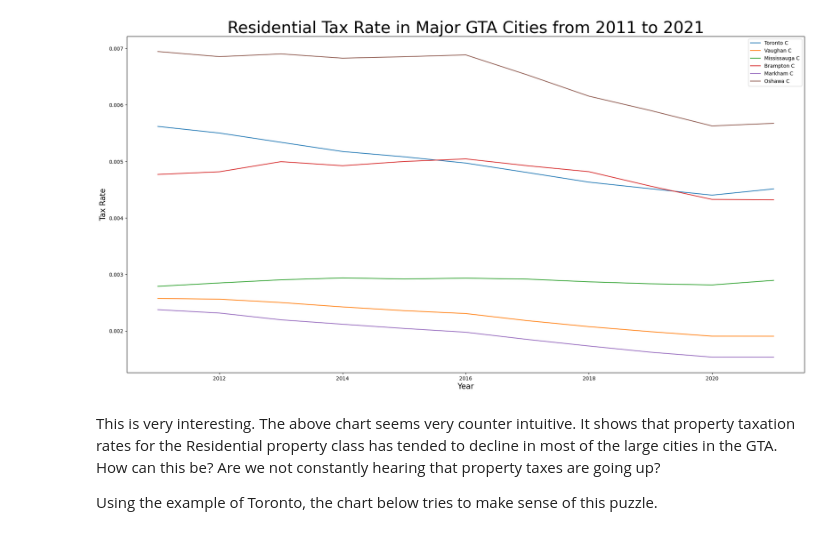
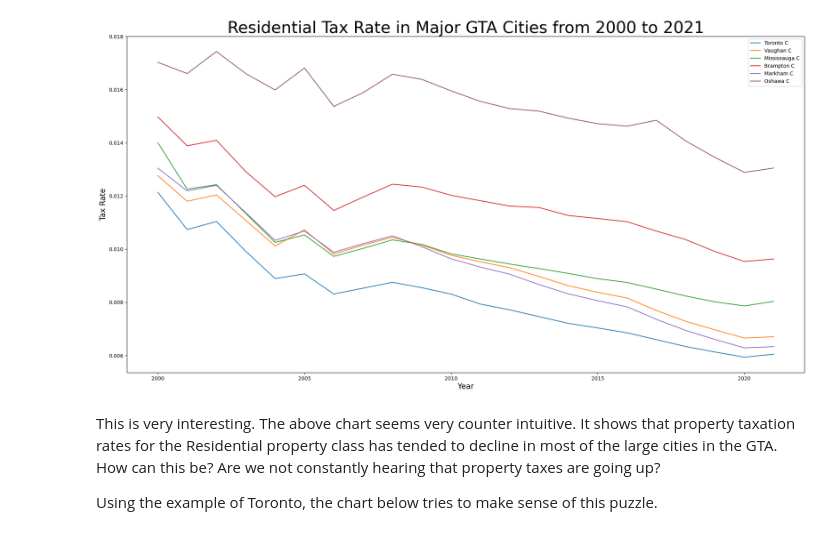
Before and after one commit to ddsarai/propertTax_comps, a Jupyter notebook: GTA_ptax_2011_2021.ipynb, the cells around one changed output. Saved outputs shown, nothing was run; the diff lists cells and outputs as text; code cells hidden in the pictures.

Commit message:
Expanded/wrangled hist ON tax data to 2000

```diff
--- a/GTA_ptax_2011_2021.ipynb
+++ b/GTA_ptax_2011_2021.ipynb
@@ -34,2 +35,16 @@ def df_from_excelFiles(file_name):
+# %%
+def df_from_excelFiles(file_name):
+    file = pd.ExcelFile(file_name)
+    if file_name[-1] == 'x':
+        file_name = file_name[:-1]
+    if int(file_name[-11:-7]) < 2009:
+        name='S22-1'
+        return file.parse(name, header=4, skiprows=[5])
+    elif int(file_name[-11:-7]) < 2011:
+        name='S22-GPL'
+        return file.parse(name, header=4, skiprows=[5])
+    else:
+        name='SCHEDULE 22GPL'
+        return file.parse(name, header=4)
 # %%
 ptax_frame = pd.concat([df_from_excelFiles(xl) for xl in excel_files])
@@ -52,7 +61,14 @@ Name: Year, dtype: int64
+# %%
+ptax_frame.loc[ptax_frame['Year'] < 2009, 'CVA Assessment'] = ptax_frame.loc[ptax_frame['Year'] < 2009, 'Taxable Assessment']
+ptax_frame.loc[ptax_frame['Year'] < 2009, 'RTC/RTQ'] = ptax_frame.loc[ptax_frame['Year'] < 2009, 'RTC\nRTQ']
+ptax_frame.loc[(ptax_frame['Year'] > 2008) & (ptax_frame['Year'] < 2011), 'RTC/RTQ'] = ptax_frame.loc[(ptax_frame['Year'] > 2008) & (ptax_frame['Year'] < 2011), 'RTC'] + ptax_frame.loc[(ptax_frame['Year'] > 2008) & (ptax_frame['Year'] < 2011), 'RTQ']
+ptax_frame.loc[(ptax_frame['Year'] < 2011)&(ptax_frame['Tax Rate Description'] == 'Full occupied'),'Tax Rate Description'] = 'Full Occupied'
 # %%
-ptax_frame.drop(columns=['Unnamed: 0'], inplace=True)
+ptax_frame.drop(columns=['Unnamed: 0', 'Sort', 'MPAC Population', 'MPAC Households', 'Taxable Assessment', 'RTC\nRTQ', 'RTC', 'RTQ'], inplace=True)
 # %%
 ptax_frame.rename(columns={'LT/ST\nTax Rate':'LtSt_TaxRate', 'UT\nTax Rate':'Ut_Rate', 'EDUC\nTax Rate':'Education_Rate', 'TOTAL\nTax Rate':'Total_TaxRate'}, inplace=True)
+# %%
+ptax_frame.loc[ptax_frame['Year'] < 2011, ['LtSt_TaxRate','Ut_Rate','Education_Rate', 'Total_TaxRate']] = ptax_frame.loc[ptax_frame['Year'] < 2011, ['LtSt_TaxRate','Ut_Rate','Education_Rate', 'Total_TaxRate']] * 0.01
 # %%
 ptax_frame.loc[ptax_frame['Municipality'] == 'Markham T', 'Municipality'] = 'Markham C'
 # %%
@@ -95,16 +112,16 @@ Index(['Year', 'Asmt Code', 'Municipality', 'MAH Code', 'MunID', 'UT', 'Tier',
 # %%
 cities = ['Toronto C', 'Vaughan C', 'Mississauga C', 'Brampton C', 'Markham C', 'Oshawa C']
 data = gta_sL_ptax[(gta_sL_ptax['Municipality'].isin(cities)) & (gta_sL_ptax['Property Class'] == 'Residential')]
 plt.figure(figsize=(24,12))
 for city in cities:
-    plt.plot(data[data['Municipality'] == city]['Year'], data[data['Municipality'] == city]['LtSt_TaxRate'], label=city)
+    plt.plot(data[data['Municipality'] == city]['Year'], data[data['Municipality'] == city]['Total_TaxRate'], label=city)
 plt.xlabel('Year', fontsize=15)
 plt.ylabel('Tax Rate', fontsize=15)
-plt.title('Residential Tax Rate in Major GTA Cities from 2011 to 2021', fontsize=32)
+plt.title('Residential Tax Rate in Major GTA Cities from 2000 to 2021', fontsize=32)
 plt.legend()
 plt.show()
 # %% [output]
-[figure, old version]
+[figure, new version]
 # %% [markdown]
 This is very interesting.  The above chart seems very counter intuitive.  It shows that property taxation rates for the Residential property class has tended to decline in most of the large cities in the GTA.  How can this be?  Are we not constantly hearing that property taxes are going up?
 
```
Also changed, not shown: parts of 12 cells of this notebook, 1 other file.
